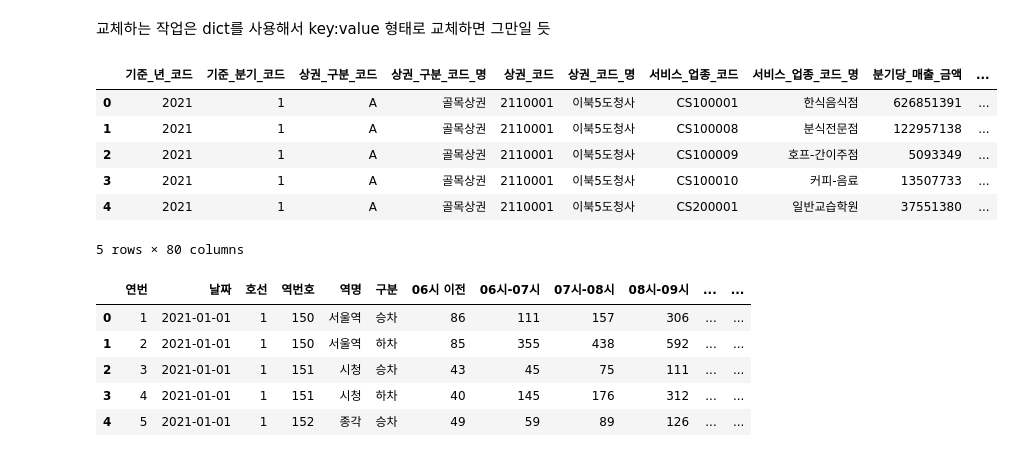
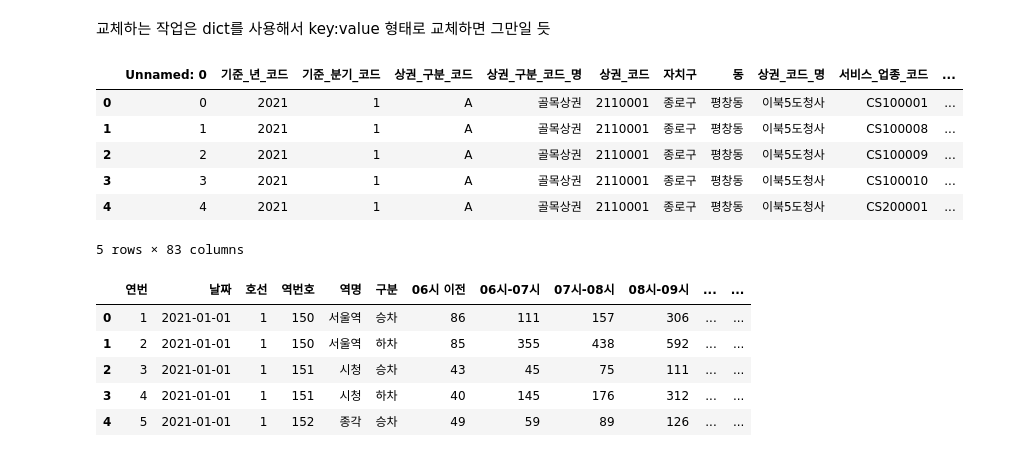
Before and after one commit to ElyaSetinal/WhereIOpen, a Jupyter notebook: Pre_processing/RaYC/unique.ipynb, the cells around one changed output. Drawn from its saved outputs; the diff is of its cells as text; code cells hidden in the pictures.

```diff
--- a/Pre_processing/RaYC/unique.ipynb
+++ b/Pre_processing/RaYC/unique.ipynb
@@ -7,17 +7,17 @@ import pandas as pd
 import os
 import datetime
 # %%
-money_data = pd.read_csv("./data/2021_money.csv", encoding="EUC-KR", header=0)
+money_data = pd.read_csv("./data/2021_money_add.csv", encoding="EUC-KR", header=0)
 train_data = pd.read_csv("./data/2021_subway_transport_data.csv", encoding="EUC-KR", header=0)
 money_data.head()
 # %% [output]
-|  | 기준_년_코드 | 기준_분기_코드 | 상권_구분_코드 | 상권_구분_코드_명 | 상권_코드 | 상권_코드_명 | 서비스_업종_코드 | 서비스_업종_코드_명 | 분기당_매출_금액 | ... |
-| 0 | 2021 | 1 | A | 골목상권 | 2110001 | 이북5도청사 | CS100001 | 한식음식점 | 626851391 | ... |
-| 1 | 2021 | 1 | A | 골목상권 | 2110001 | 이북5도청사 | CS100008 | 분식전문점 | 122957138 | ... |
-| 2 | 2021 | 1 | A | 골목상권 | 2110001 | 이북5도청사 | CS100009 | 호프-간이주점 | 5093349 | ... |
-| 3 | 2021 | 1 | A | 골목상권 | 2110001 | 이북5도청사 | CS100010 | 커피-음료 | 13507733 | ... |
-| 4 | 2021 | 1 | A | 골목상권 | 2110001 | 이북5도청사 | CS200001 | 일반교습학원 | 37551380 | ... |
+|  | Unnamed: 0 | 기준_년_코드 | 기준_분기_코드 | 상권_구분_코드 | 상권_구분_코드_명 | 상권_코드 | 자치구 | 동 | 상권_코드_명 | 서비스_업종_코드 | ... |
+| 0 | 0 | 2021 | 1 | A | 골목상권 | 2110001 | 종로구 | 평창동 | 이북5도청사 | CS100001 | ... |
+| 1 | 1 | 2021 | 1 | A | 골목상권 | 2110001 | 종로구 | 평창동 | 이북5도청사 | CS100008 | ... |
+| 2 | 2 | 2021 | 1 | A | 골목상권 | 2110001 | 종로구 | 평창동 | 이북5도청사 | CS100009 | ... |
+| 3 | 3 | 2021 | 1 | A | 골목상권 | 2110001 | 종로구 | 평창동 | 이북5도청사 | CS100010 | ... |
+| 4 | 4 | 2021 | 1 | A | 골목상권 | 2110001 | 종로구 | 평창동 | 이북5도청사 | CS200001 | ... |
-5 rows × 80 columns
+5 rows × 83 columns
 # %%
 train_data.head()
 # %% [output]
```
Also changed, not shown: parts of 18 cells of this notebook.
